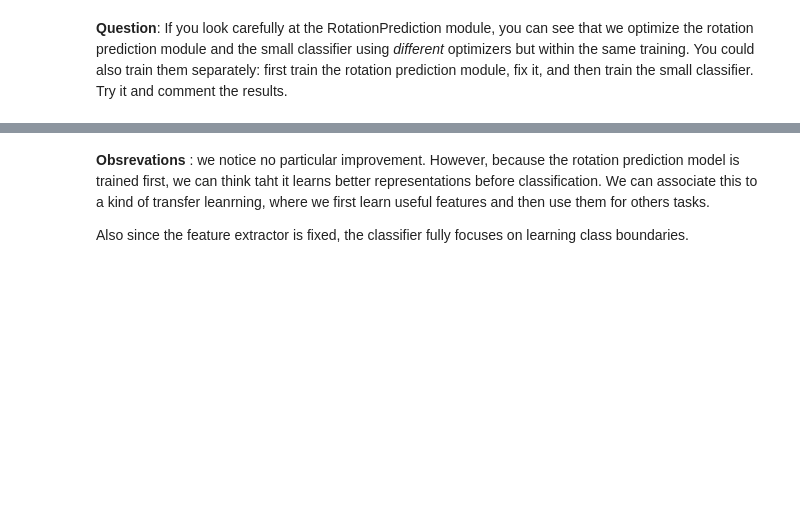
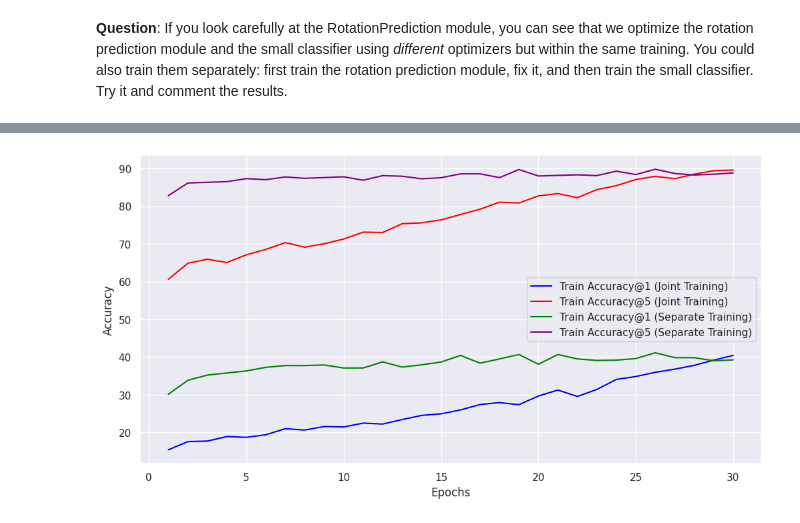
Before and after one commit to arazig/Representation-Learning-for-CV-and-Medical-Imaging, a Jupyter notebook: SelfSupervised_Rotation_AmineRazig.ipynb, the cells around one changed output, grey strips where cells are left out. Cells and saved outputs as stored; diff of their text form; code cells hidden in the pictures; blank space fills up the shorter version.

Commit message:
evaluation process for joint and separate, accuracy check

```diff
--- a/SelfSupervised_Rotation_AmineRazig.ipynb
+++ b/SelfSupervised_Rotation_AmineRazig.ipynb
@@ -464,7 +446,6 @@ def train(train_loader, model, classifier, optimizer, optimizer_classifier, epoc
     classifier.train()
     top1=[]
     top5=[]
-
     for i, (images, target) in enumerate(train_loader):
         # compute loss
         bs = images.shape[0]
@@ -496,7 +477,7 @@ def train(train_loader, model, classifier, optimizer, optimizer_classifier, epoc
         #    print('Epoch {}, Iter: {} out of {}, Average loss: {:.4f}, acc 1: {:.4f}'.format(epoch, i, len(train_loader), loss / len(train_loader.dataset),acc1[0]))
 
     print('Epoch: {}, Average loss: {:.4f}, Average acc 1: {:.4f}, Average acc 5: {:.4f}'.format(epoch, loss / len(train_loader.dataset),sum(top1)/len(top1), sum(top5)/len(top5)))
-    return sum(top1)/len(top1), sum(top5)/len(top5)
+    return sum(top1)/len(top1), sum(top5)/len(top5) , loss / len(train_loader.dataset)
 # %% [markdown]
 Here, we define the:
 - DataLoader, a pytorch object that wraps an iterable around the Dataset to enable easy access to the samples duing training or validation
@@ -514,7 +495,7 @@ maxepochs=30 # maximum number of epochs
 bs=256 # batch size
 lr_initial=0.01 # initial learning rate
 wd=5e-4 # weight decay
-n_classes_classifier = 10# number of classes in the classifier
+n_classes_classifier = 10
 
 # Ensure that you are using GPU
 print("Device:", device)
@@ -532,11 +513,14 @@ scheduler_classifier = lr_scheduler.CosineAnnealingLR(optimizer_classifier, T_ma
 
 top1Train=[]
 top5Train=[]
+loss_list_joint_optim=[]
 
 for epoch in range(maxepochs):
-  top1Tr, top5Tr = train(train_loader, model, classifier, optimizer, optimizer_classifier, epoch, device)
+  top1Tr, top5Tr, loss_epoch = train(train_loader, model, classifier, optimizer, optimizer_classifier, epoch, device)
   top1Train.append(top1Tr)
   top5Train.append(top5Tr)
+  loss_list_joint_optim.append(loss_epoch)
+
   scheduler.step()
   scheduler_classifier.step()
 # %% [output]
@@ -704,7 +699,7 @@ def train_rotation(train_loader, model, optimizer, epoch, device):
         out['Loss'].backward()
         optimizer.step()
 
-    print(f"Epoch {epoch} - Rotation Prediction Loss: {out['Loss'].item():.4f}")
+    print(f"Epoch {epoch} - Avg Rotation Prediction Loss: {out['Loss'].item()/len(train_loader.dataset):.4f}")
 
 ######  The classifier training :
 def train_classifier(train_loader, model, classifier, optimizer_classifier, epoch, device):
@@ -727,9 +722,10 @@ def train_classifier(train_loader, model, classifier, optimizer_classifier, epoc
             top1.append(acc1[0])
             top5.append(acc5[0])
 
-    print(f"Epoch {epoch} - Classifier Loss: {loss.item():.4f}, Acc@1: {sum(top1)/len(top1):.2f}%, Acc@5: {sum(top5)/len(top5):.2f}%")
+    print(f"Epoch {epoch} - Avg Classifier Loss: {loss.item()/len(train_loader.dataset):.4f}, Acc@1: {sum(top1)/len(top1):.2f}%, Acc@5: {sum(top5)/len(top5):.2f}%")
+    return sum(top1)/len(top1), sum(top5)/len(top5), loss.item()/len(train_loader.dataset)
 
-maxepochs = 50
+maxepochs = 30
 bs = 256
 lr_initial = 0.01
 wd = 5e-4
@@ -749,6 +745,10 @@ for epoch in range(maxepochs):
 for param in model.parameters():
     param.requires_grad = False
 
+top1TrainSep, top5TrainSep, lossTrainSep = [], [], []
 for epoch in range(maxepochs):
-    train_classifier(train_loader, model, classifier, optimizer_classifier, epoch, device)
+    top1_ep, top5_ep, loss_ep = train_classifier(train_loader, model, classifier, optimizer_classifier, epoch, device)
+    top1TrainSep.append(top1_ep)
+    top5TrainSep.append(top5_ep)
+    lossTrainSep.append(loss_ep)
 # %% [output]
@@ -809,7 +813,20 @@ Test Accuracy@5: 92.35%
 ==================================================
-# %% [markdown]
-**Obsrevations** : we notice no particular improvement.
-However, because the rotation prediction model is trained first, we can think taht it learns better representations before classification.
-We can associate this to a kind of transfer leanrning, where we first learn useful features and then use them for others tasks.
-
-Also since the feature extractor is fixed, the classifier fully focuses on learning class boundaries.
+# %%
+import matplotlib.pyplot as plt
+import seaborn as sns
+top1Train = [tensor.cpu().numpy() for tensor in top1Train]
+top5Train = [tensor.cpu().numpy() for tensor in top5Train]
+top1TrainSep = [tensor.cpu().numpy() for tensor in top1TrainSep]
+top5TrainSep = [tensor.cpu().numpy() for tensor in top5TrainSep]
+# %%
+plt.figure(figsize=(12, 6))
+plt.plot(range(1, maxepochs+1), top1Train, label='Train Accuracy@1 (Joint Training)', color='blue')
+plt.plot(range(1, maxepochs+1), top5Train, label='Train Accuracy@5 (Joint Training)', color='red')
+plt.plot(range(1, maxepochs+1), top1TrainSep, label='Train Accuracy@1 (Separate Training)', color='green')
+plt.plot(range(1, maxepochs+1), top5TrainSep, label='Train Accuracy@5 (Separate Training)', color='purple')
+plt.xlabel('Epochs')
+plt.ylabel('Accuracy')
+plt.legend()
+plt.show()
+# %% [output]
+[figure, added]
```
Also changed, not shown: parts of 11 cells of this notebook.
